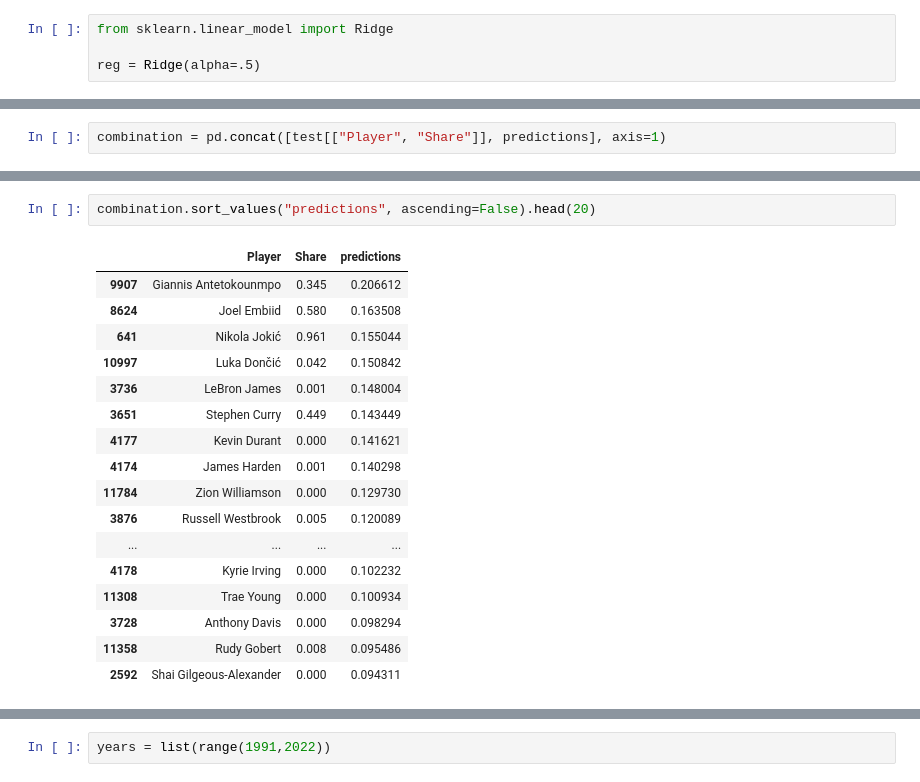
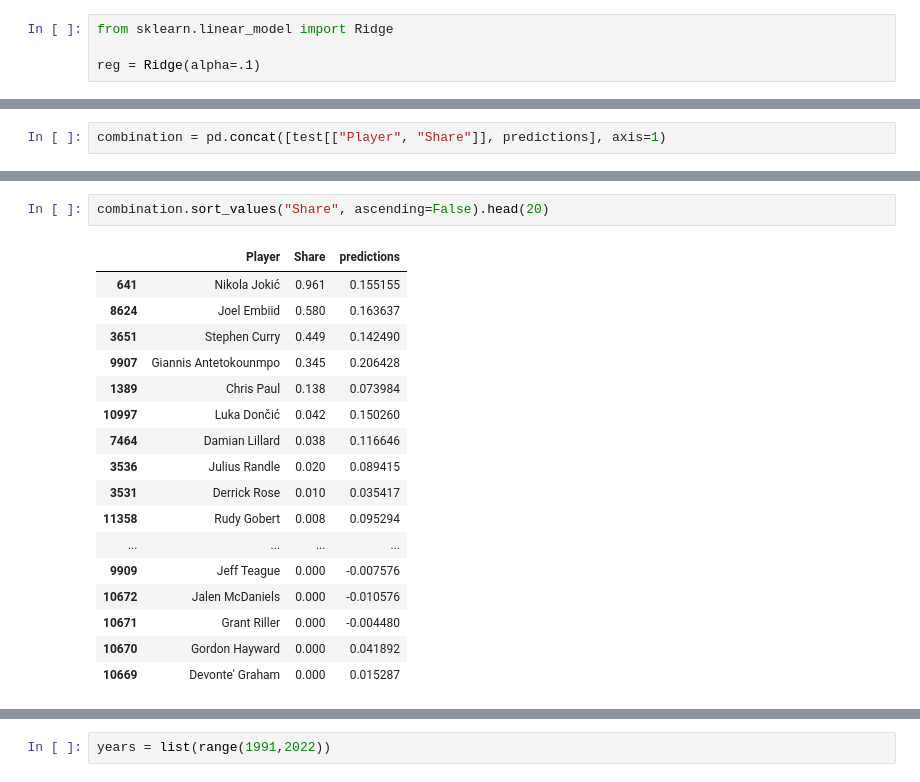
Before and after one commit to dataquestio/project-walkthroughs, a Jupyter notebook: mvp/machine_learning.ipynb, the cells around one changed output, grey strips where cells are left out. Saved outputs shown, nothing was run; the diff lists cells and outputs as text.

```diff
--- a/mvp/machine_learning.ipynb
+++ b/mvp/machine_learning.ipynb
@@ -87,7 +78,7 @@ test = stats[stats["Year"] == 2021]
 # %%
 from sklearn.linear_model import Ridge
 
-reg = Ridge(alpha=.5)
+reg = Ridge(alpha=.1)
 # %%
 reg.fit(train[predictors],train["Share"])
 # %% [output]
@@ -109,23 +91,23 @@ combination.head()
 # %%
-combination.sort_values("predictions", ascending=False).head(20)
+combination.sort_values("Share", ascending=False).head(20)
 # %% [output]
 |  | Player | Share | predictions |
-| 9907 | Giannis Antetokounmpo | 0.345 | 0.206612 |
-| 8624 | Joel Embiid | 0.580 | 0.163508 |
-| 641 | Nikola Jokić | 0.961 | 0.155044 |
-| 10997 | Luka Dončić | 0.042 | 0.150842 |
-| 3736 | LeBron James | 0.001 | 0.148004 |
-| 3651 | Stephen Curry | 0.449 | 0.143449 |
-| 4177 | Kevin Durant | 0.000 | 0.141621 |
-| 4174 | James Harden | 0.001 | 0.140298 |
-| 11784 | Zion Williamson | 0.000 | 0.129730 |
-| 3876 | Russell Westbrook | 0.005 | 0.120089 |
+| 641 | Nikola Jokić | 0.961 | 0.155155 |
+| 8624 | Joel Embiid | 0.580 | 0.163637 |
+| 3651 | Stephen Curry | 0.449 | 0.142490 |
+| 9907 | Giannis Antetokounmpo | 0.345 | 0.206428 |
+| 1389 | Chris Paul | 0.138 | 0.073984 |
+| 10997 | Luka Dončić | 0.042 | 0.150260 |
+| 7464 | Damian Lillard | 0.038 | 0.116646 |
+| 3536 | Julius Randle | 0.020 | 0.089415 |
+| 3531 | Derrick Rose | 0.010 | 0.035417 |
+| 11358 | Rudy Gobert | 0.008 | 0.095294 |
 | ... | ... | ... | ... |
-| 4178 | Kyrie Irving | 0.000 | 0.102232 |
-| 11308 | Trae Young | 0.000 | 0.100934 |
-| 3728 | Anthony Davis | 0.000 | 0.098294 |
-| 11358 | Rudy Gobert | 0.008 | 0.095486 |
-| 2592 | Shai Gilgeous-Alexander | 0.000 | 0.094311 |
+| 9909 | Jeff Teague | 0.000 | -0.007576 |
+| 10672 | Jalen McDaniels | 0.000 | -0.010576 |
+| 10671 | Grant Riller | 0.000 | -0.004480 |
+| 10670 | Gordon Hayward | 0.000 | 0.041892 |
+| 10669 | Devonte' Graham | 0.000 | 0.015287 |
 # %%
 from sklearn.metrics import mean_squared_error
 
```
Also changed, not shown: parts of 54 cells of this notebook.
